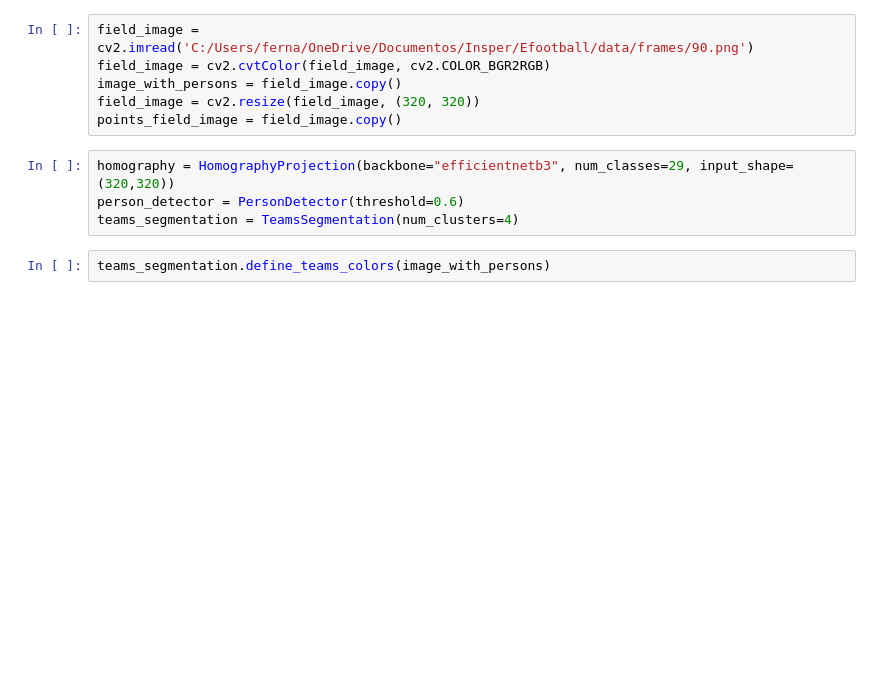
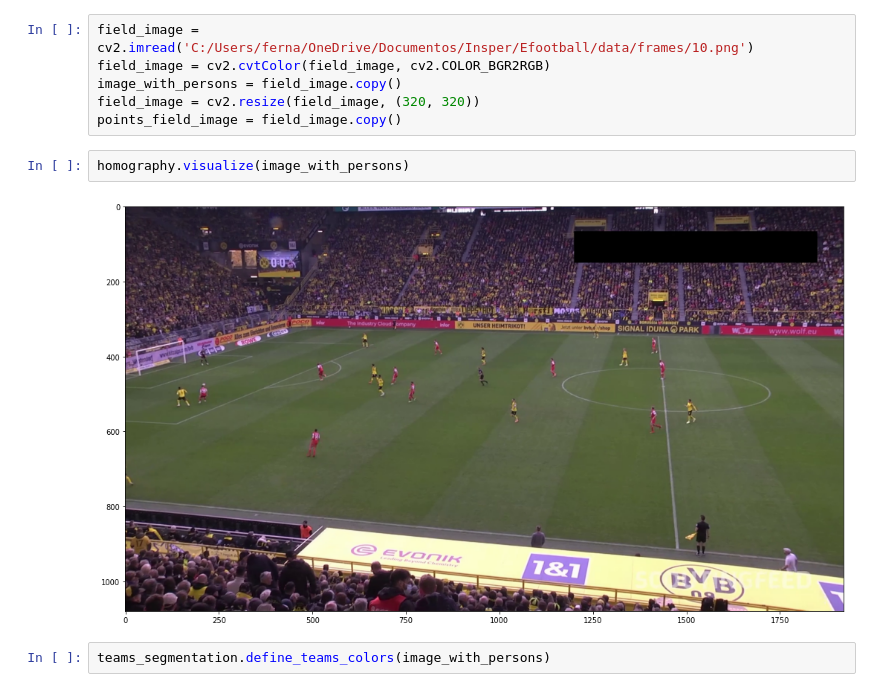
Before and after one commit to fernandocfbf/efootball, a Jupyter notebook: efootball/src/experiments/narya_model_class.ipynb, the cells around one changed output. Saved outputs shown, nothing was run; the diff lists cells and outputs as text; blank space fills up the shorter version.

```diff
--- a/efootball/src/experiments/narya_model_class.ipynb
+++ b/efootball/src/experiments/narya_model_class.ipynb
@@ -17,13 +43,13 @@ Segmentation Models: using `keras` framework.
 # %%
-field_image = cv2.imread('C:/Users/ferna/OneDrive/Documentos/Insper/Efootball/data/frames/90.png')
+field_image = cv2.imread('C:/Users/ferna/OneDrive/Documentos/Insper/Efootball/data/frames/10.png')
 field_image = cv2.cvtColor(field_image, cv2.COLOR_BGR2RGB)
 image_with_persons = field_image.copy()
 field_image = cv2.resize(field_image, (320, 320))
 points_field_image = field_image.copy()
-# %%
-homography = HomographyProjection(backbone="efficientnetb3", num_classes=29, input_shape=(320,320))
-person_detector = PersonDetector(threshold=0.6)
-teams_segmentation = TeamsSegmentation(num_clusters=4)
+# %%
+homography.visualize(image_with_persons)
+# %% [output]
+[figure, added]
 # %%
 teams_segmentation.define_teams_colors(image_with_persons)
 # %%
```
Also changed, not shown: parts of 11 cells of this notebook, 7 other files.
